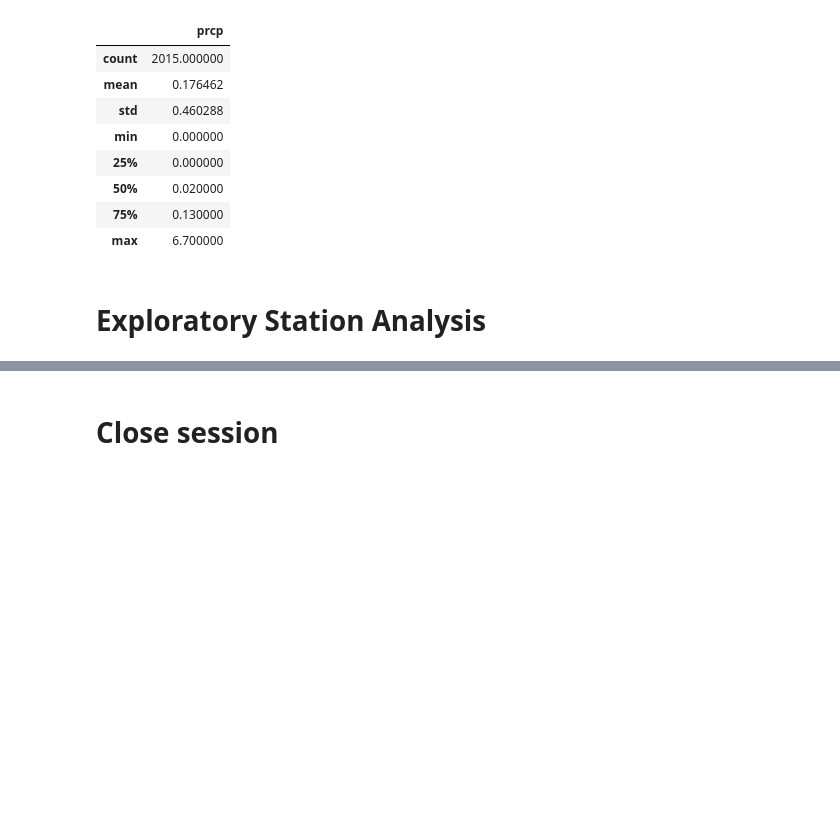
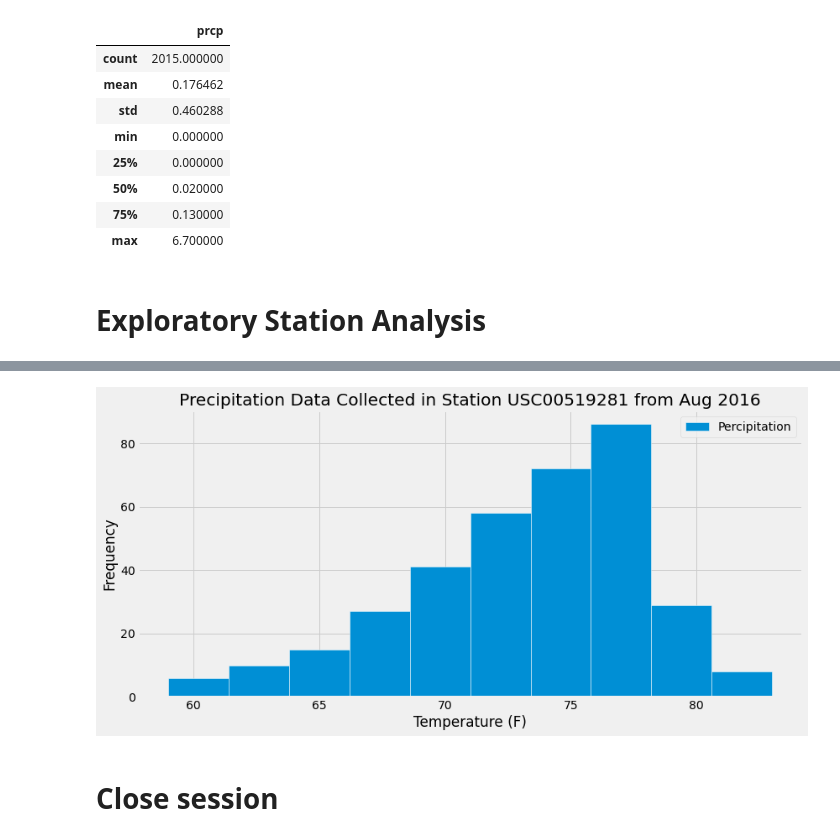
Before and after one commit to kenjyeh/sqlalchemy-challenge, a Jupyter notebook: climate.ipynb, the cells around one changed output, grey strips where cells are left out. Drawn from its saved outputs; the diff is of its cells as text; code cells hidden in the pictures; blank space fills up the shorter version.

Commit message:
fixed graphs

```diff
--- a/climate.ipynb
+++ b/climate.ipynb
@@ -154,0 +174,9 @@ percip_q1_df.describe()
+# %%
+# Using the most active station id from the previous query, calculate the lowest, highest, and average temperature.
+most_active = 'USC00519281'
+
+summary_most_active = session.query(func.min(measurement.tobs), func.max(measurement.tobs), func.avg(measurement.tobs)).\
+    filter(measurement.station == most_active).all()
+print(f"{most_active} has the minimum temperature of {summary_most_active[0][0]} Fahrenheit")
+print(f"{most_active} has the maximum temperature of {summary_most_active[0][1]} Fahrenheit")
+print(f"{most_active} has an average tempature of {summary_most_active[0][2]} Fahrenheit")
@@ -155,3 +187,5 @@ percip_q1_df.describe()
 # %%
 # Using the most active station id
 # Query the last 12 months of temperature observation data for this station and plot the results as a histogram
+active_annual_temp = session.query(measurement.date, measurement.tobs).filter(measurement.station == most_active).\
+    filter(func.strftime("%Y-%m-%d", measurement.date) >= dt.date(2016, 8, 23)).all()
@@ -158,3 +219,16 @@ percip_q1_df.describe()
+# %%
+
+df=pd.DataFrame(data=active_annual_temp)
+plt.figure(figsize = (12,6))
+plt.hist( df['tobs'], edgecolor = 'white')
+plt.title("Precipitation Data Collected in Station USC00519281 from Aug 2016")
+plt.xlabel('Temperature (F)')
+plt.ylabel('Frequency')
+plt.legend(['Percipitation'])
+plt.tight_layout()
+plt.show()
+# %% [output]
+[figure, added]
 # %% [markdown]
 # Close session
 # %%
```
Also changed, not shown: parts of 8 cells of this notebook.
